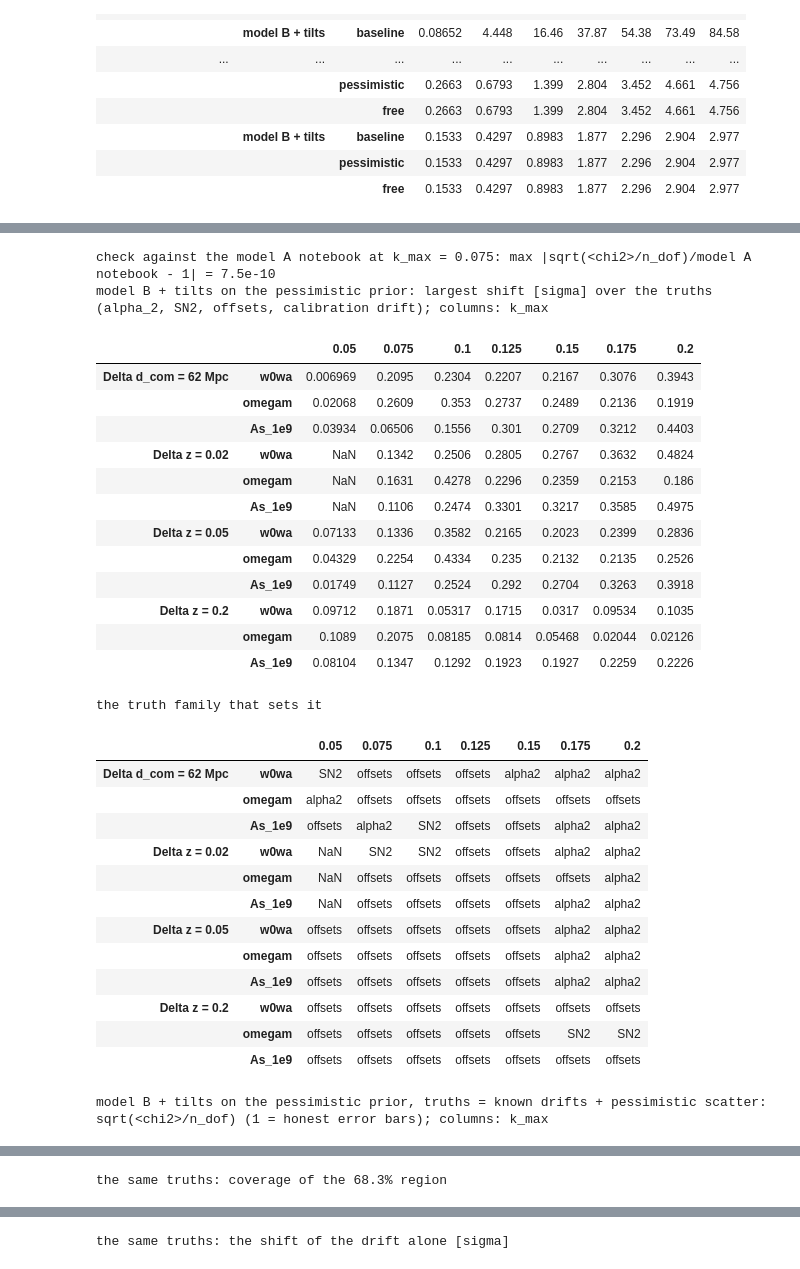
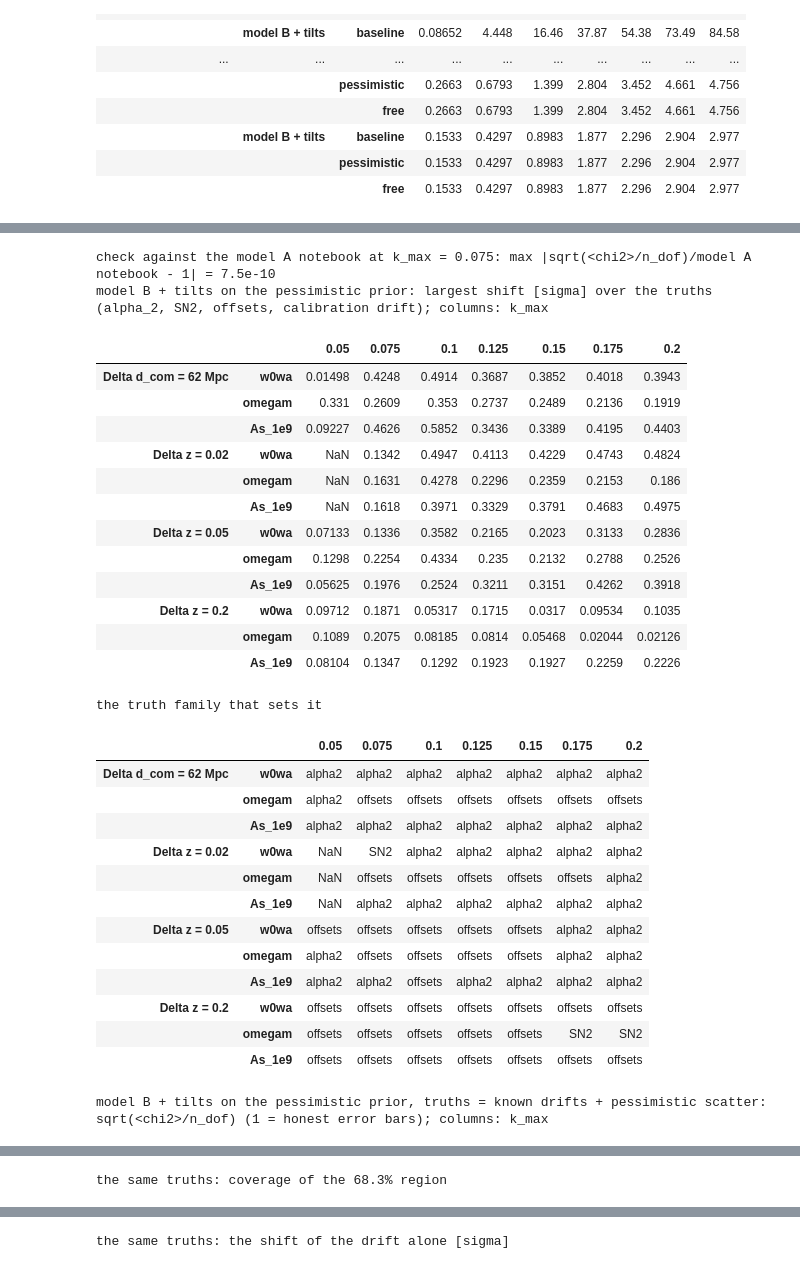
Before and after one commit to SBU-COSMOLIKE/lssty1xdesi, a Jupyter notebook: EXAMPLE_EVALUATE_FISHER_MODEL_B.ipynb, the cells around one changed output, grey strips where cells are left out. Cells and saved outputs as stored; diff of their text form; code cells hidden in the pictures.

```diff
--- a/EXAMPLE_EVALUATE_FISHER_MODEL_B.ipynb
+++ b/EXAMPLE_EVALUATE_FISHER_MODEL_B.ipynb
@@ -668,7 +684,7 @@ for key in COMPUTE_ORDER:
     else:
         with open(cache, 'rb') as f:
             cached = pickle.load(f)
-        if cached['settings'] != settings_now:
+        if comparable(cached['settings']) != comparable(settings_now):
             raise RuntimeError(f'{cache} holds other settings: set '
                                'RECOMPUTE_TEMPLATES = True')
         templates[key] = cached['templates']
@@ -898,6 +914,9 @@ def prior_diagonal(tags, model, kmax):
             out[j] = 1.0/tag[1]**2
         elif tag[0] == 'family':
             out[j] = 1.0/widths[tag[1]]**2
+        elif tag[0] == 'family_scaled':
+            # the family width times a factor (the free-per-bin comparison)
+            out[j] = 1.0/(widths[tag[1]]*tag[2])**2
     return out
 
 
@@ -1254,14 +1275,17 @@ def calibration_drift_vector(key):
     return c
 
 
-def variant_truths(key, variant):
-    '''{truth name: base vector} of the truths a fit of one variant faces;
-    each name is '<family> +' or '<family> -'.'''
+def variant_truths(key, variant, m):
+    '''{truth name: base vector} of the truths a fit of one variant faces at
+    cut m; each name is '<family> +' or '<family> -'. alpha_2 is ALPHA2_TRUTH
+    for model A, and one prior width at the cut for model B.'''
     model = variant.split()[0]
     widths = FIXED_WIDTHS[model]
     plus = {}
     if model == 'A':
         plus['alpha2'] = block_vector(key, {'a2': ALPHA2_TRUTH})
+    else:
+        plus['alpha2'] = block_vector(key, {'a2': prior_widths('B', KMAX_CUTS[m])['A2']})
     plus['SN2'] = block_vector(key, {'T2': SN2_TRUTH})
     plus['offsets'] = block_vector(key, {'b2': widths['DB2'], 'bs2': widths['DBS']})
     plus['calibration drift'] = calibration_drift_vector(key)
@@ -1299,8 +1323,8 @@ def truth_scores(system, truths):
 SCORES, MISMATCH = {}, {}
 for key in LAYOUTS:
     mismatch_truths = {t: block_vector(key, a) for t, a in MISMATCH_TRUTHS.items()}
-    truths_of = {v: variant_truths(key, v) for v in VARIANTS}
     for m in range(NK):
+        truths_of = {v: variant_truths(key, v, m) for v in VARIANTS}
         for variant in VARIANTS:
             for prior in FIT_PRIORS:
                 system, status = fit_system(key, m, variant, prior)
@@ -1853,7 +1882,8 @@ fom_data = {
               'null where a cut leaves no fit. shift: per cut, the shift of a fit of '
               'each variant to each truth, by Fisher linear response, (w0, wa) in units '
               'of the fit\'s ellipse, Omega_m and A_s in their own sigma; the truths '
-              'are alpha_2 = +-12.5 h^-2 Mpc^2 (model A only), SN2 = +-5 units of '
+              'are alpha_2 = +-12.5 h^-2 Mpc^2 for model A and +-1 sigma of its prior '
+              '(0.5/k_max^2) for model B, SN2 = +-5 units of '
               'f_sat sigma_sat^2/nbar, the b2 and bs2 offsets at +-1 sigma of the '
               'variant\'s widths, and the calibration drift, the offsets linear in '
               'redshift across each group with zero mean, changing by calibration_drift '
@@ -1870,8 +1900,9 @@ fom_data = {
     'prior_widths': {model: {**FIXED_WIDTHS[model],
                              'counterterms': f'{COUNTERTERM_FRACTION}/k_max^2'}
                      for model in FIXED_WIDTHS},
-    'truths': {'alpha2_h-2Mpc2': ALPHA2_TRUTH, 'SN2_units': SN2_TRUTH,
-               'offsets': 'one sigma of the variant widths'},
+    'truths': {'alpha2_h-2Mpc2': {'A': ALPHA2_TRUTH,
+                                  'B': f'{COUNTERTERM_FRACTION}/k_max^2 (one prior width)'},
+               'SN2_units': SN2_TRUTH, 'offsets': 'one sigma of the variant widths'},
     'calibration_drift': CAL_DRIFT,
     'lsst_y1_3x2pt_fom': LSST_Y1_SRD_FOM,
     'lsst_y1_3x2pt_fom_om_as': LSST_Y1_SRD_FOM_OM_AS,
@@ -2044,10 +2075,8 @@ print(f'check against the model A notebook at k_max = {KMAX_CUTS[m_a]:g}: '
 # the summary model at every cut: FoMs, shifts and the statistic
 SUMMARY = {}
 for key in LAYOUTS:
-    truths = dict(variant_truths(key, SUMMARY_VARIANT))
-    a2 = block_vector(key, {'a2': ALPHA2_TRUTH})
-    truths['alpha2 +'], truths['alpha2 -'] = a2, -a2
     for m in range(NK):
+        truths = variant_truths(key, SUMMARY_VARIANT, m)
         system, status = fit_system(key, m, SUMMARY_VARIANT, SUMMARY_PRIOR)
         if system is None:
             SUMMARY[(key, m)] = None
@@ -2069,56 +2098,56 @@ def summary_rows(reduce):
                                   for m, k in enumerate(KMAX_CUTS)}
     return pd.DataFrame(rows).T
 
 
 def largest(entry, score):
     return max(v[score] for v in entry['shift'].values())
 
 
 def largest_truth(entry, score):
     '''The truth family that sets the largest shift of one score.'''
     best = max(entry['shift'], key=lambda t: entry['shift'][t][score])
     return truth_family(best)
 
 
 print('model B + tilts on the pessimistic prior: largest shift [sigma] over the '
       'truths (alpha_2, SN2, offsets, calibration drift); columns: k_max')
 display(summary_rows(largest))
 print('the truth family that sets it')
 display(summary_rows(largest_truth))
 print('model B + tilts on the pessimistic prior, truths = known drifts + pessimistic '
       'scatter: sqrt(<chi2>/n_dof) (1 = honest error bars); columns: k_max')
 display(summary_rows(lambda e, s: e['honesty'][s]['error_inflation']))
 print('the same truths: coverage of the 68.3% region')
 display(summary_rows(lambda e, s: e['honesty'][s]['coverage']))
 print('the same truths: the shift of the drift alone [sigma]')
 display(summary_rows(lambda e, s: e['honesty'][s]['drift_only']))
 # %% [output]
 check against the model A notebook at k_max = 0.075: max |sqrt(<chi2>/n_dof)/model A notebook - 1| = 7.5e-10
 model B + tilts on the pessimistic prior: largest shift [sigma] over the truths (alpha_2, SN2, offsets, calibration drift); columns: k_max
 |  |  | 0.05 | 0.075 | 0.1 | 0.125 | 0.15 | 0.175 | 0.2 |
-| Delta d_com = 62 Mpc | w0wa | 0.006969 | 0.2095 | 0.2304 | 0.2207 | 0.2167 | 0.3076 | 0.3943 |
-|  | omegam | 0.02068 | 0.2609 | 0.353 | 0.2737 | 0.2489 | 0.2136 | 0.1919 |
-|  | As_1e9 | 0.03934 | 0.06506 | 0.1556 | 0.301 | 0.2709 | 0.3212 | 0.4403 |
-| Delta z = 0.02 | w0wa | NaN | 0.1342 | 0.2506 | 0.2805 | 0.2767 | 0.3632 | 0.4824 |
+| Delta d_com = 62 Mpc | w0wa | 0.01498 | 0.4248 | 0.4914 | 0.3687 | 0.3852 | 0.4018 | 0.3943 |
+|  | omegam | 0.331 | 0.2609 | 0.353 | 0.2737 | 0.2489 | 0.2136 | 0.1919 |
+|  | As_1e9 | 0.09227 | 0.4626 | 0.5852 | 0.3436 | 0.3389 | 0.4195 | 0.4403 |
+| Delta z = 0.02 | w0wa | NaN | 0.1342 | 0.4947 | 0.4113 | 0.4229 | 0.4743 | 0.4824 |
 |  | omegam | NaN | 0.1631 | 0.4278 | 0.2296 | 0.2359 | 0.2153 | 0.186 |
-|  | As_1e9 | NaN | 0.1106 | 0.2474 | 0.3301 | 0.3217 | 0.3585 | 0.4975 |
-| Delta z = 0.05 | w0wa | 0.07133 | 0.1336 | 0.3582 | 0.2165 | 0.2023 | 0.2399 | 0.2836 |
-|  | omegam | 0.04329 | 0.2254 | 0.4334 | 0.235 | 0.2132 | 0.2135 | 0.2526 |
-|  | As_1e9 | 0.01749 | 0.1127 | 0.2524 | 0.292 | 0.2704 | 0.3263 | 0.3918 |
+|  | As_1e9 | NaN | 0.1618 | 0.3971 | 0.3329 | 0.3791 | 0.4683 | 0.4975 |
+| Delta z = 0.05 | w0wa | 0.07133 | 0.1336 | 0.3582 | 0.2165 | 0.2023 | 0.3133 | 0.2836 |
+|  | omegam | 0.1298 | 0.2254 | 0.4334 | 0.235 | 0.2132 | 0.2788 | 0.2526 |
+|  | As_1e9 | 0.05625 | 0.1976 | 0.2524 | 0.3211 | 0.3151 | 0.4262 | 0.3918 |
 | Delta z = 0.2 | w0wa | 0.09712 | 0.1871 | 0.05317 | 0.1715 | 0.0317 | 0.09534 | 0.1035 |
 |  | omegam | 0.1089 | 0.2075 | 0.08185 | 0.0814 | 0.05468 | 0.02044 | 0.02126 |
 |  | As_1e9 | 0.08104 | 0.1347 | 0.1292 | 0.1923 | 0.1927 | 0.2259 | 0.2226 |
 the truth family that sets it
 |  |  | 0.05 | 0.075 | 0.1 | 0.125 | 0.15 | 0.175 | 0.2 |
-| Delta d_com = 62 Mpc | w0wa | SN2 | offsets | offsets | offsets | alpha2 | alpha2 | alpha2 |
+| Delta d_com = 62 Mpc | w0wa | alpha2 | alpha2 | alpha2 | alpha2 | alpha2 | alpha2 | alpha2 |
 |  | omegam | alpha2 | offsets | offsets | offsets | offsets | offsets | offsets |
-|  | As_1e9 | offsets | alpha2 | SN2 | offsets | offsets | alpha2 | alpha2 |
-| Delta z = 0.02 | w0wa | NaN | SN2 | SN2 | offsets | offsets | alpha2 | alpha2 |
+|  | As_1e9 | alpha2 | alpha2 | alpha2 | alpha2 | alpha2 | alpha2 | alpha2 |
+| Delta z = 0.02 | w0wa | NaN | SN2 | alpha2 | alpha2 | alpha2 | alpha2 | alpha2 |
 |  | omegam | NaN | offsets | offsets | offsets | offsets | offsets | alpha2 |
-|  | As_1e9 | NaN | offsets | offsets | offsets | offsets | alpha2 | alpha2 |
+|  | As_1e9 | NaN | alpha2 | alpha2 | alpha2 | alpha2 | alpha2 | alpha2 |
 | Delta z = 0.05 | w0wa | offsets | offsets | offsets | offsets | offsets | alpha2 | alpha2 |
-|  | omegam | offsets | offsets | offsets | offsets | offsets | alpha2 | alpha2 |
-|  | As_1e9 | offsets | offsets | offsets | offsets | offsets | alpha2 | alpha2 |
+|  | omegam | alpha2 | offsets | offsets | offsets | offsets | alpha2 | alpha2 |
+|  | As_1e9 | alpha2 | alpha2 | offsets | alpha2 | alpha2 | alpha2 | alpha2 |
 | Delta z = 0.2 | w0wa | offsets | offsets | offsets | offsets | offsets | offsets | offsets |
 |  | omegam | offsets | offsets | offsets | offsets | offsets | SN2 | SN2 |
 |  | As_1e9 | offsets | offsets | offsets | offsets | offsets | offsets | offsets |
```
Also changed, not shown: parts of 14 cells of this notebook, 36 other files.
